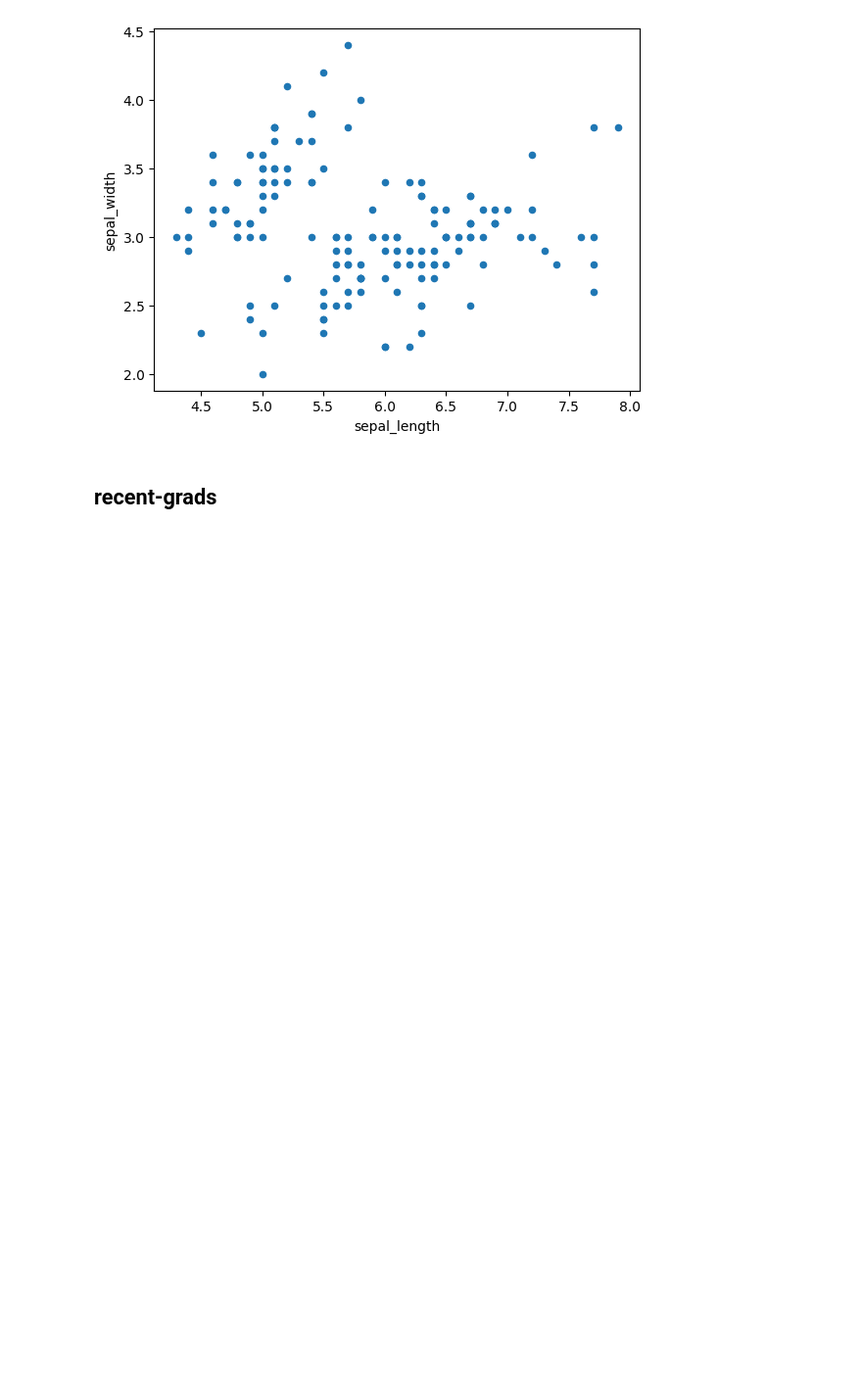
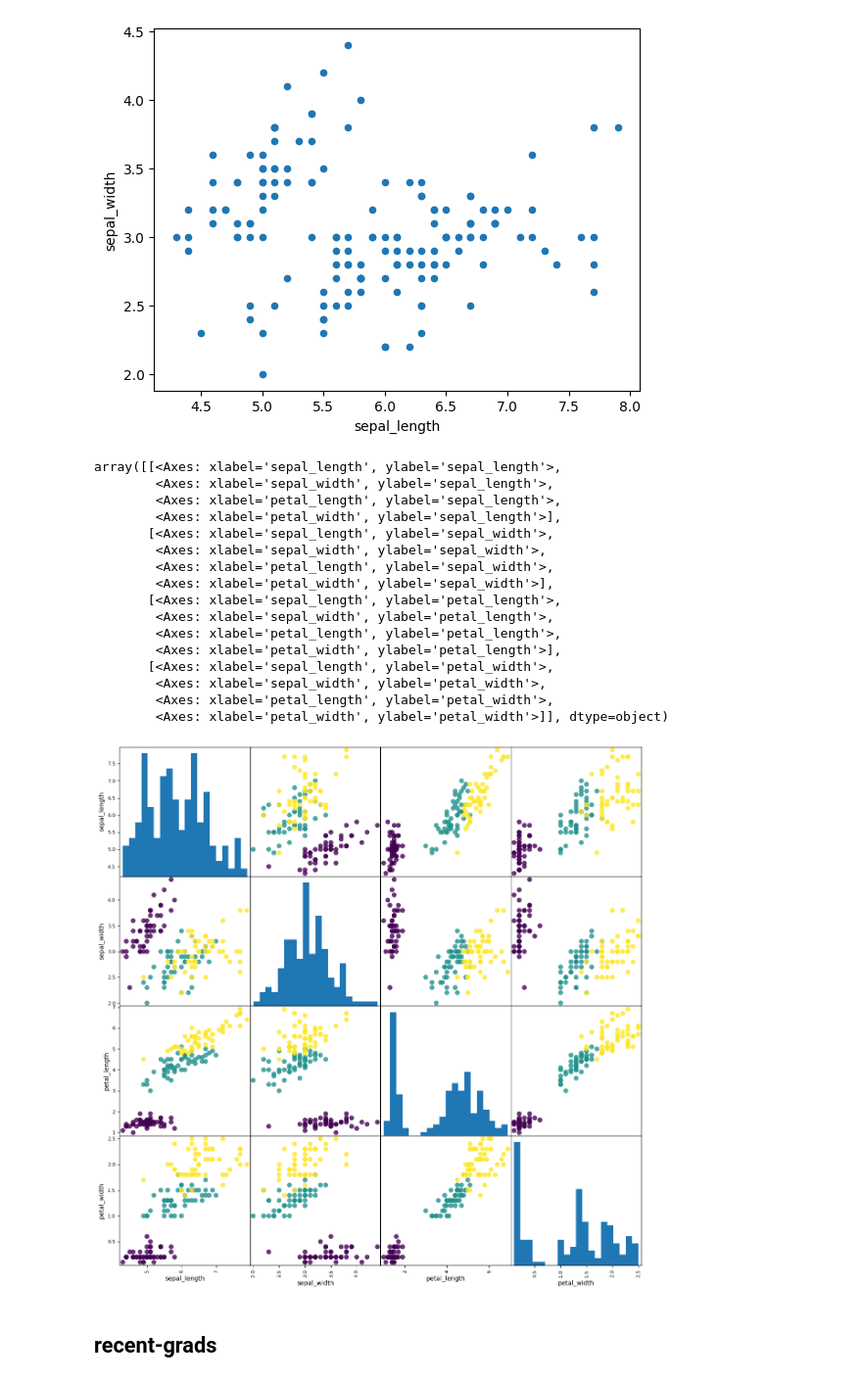
Before and after one commit to dkidney/how2, a Jupyter notebook: py/pandas/pandas_plot.ipynb, the cells around one changed output. Shown at 98% size. Drawn from its saved outputs; the diff is of its cells as text; code cells hidden in the pictures; blank space fills up the shorter version.

Commit message:
scatter_matrix

```diff
--- a/py/pandas/pandas_plot.ipynb
+++ b/py/pandas/pandas_plot.ipynb
@@ -45,6 +45,34 @@ iris.plot(kind = 'scatter', x = 'sepal_length', y = 'sepal_width')
 # %% [output]
 <Axes: xlabel='sepal_length', ylabel='sepal_width'>
 [figure]
+# %%
+pd.plotting.scatter_matrix(
+    iris[['sepal_length', 'sepal_width', 'petal_length', 'petal_width']],
+    c=iris['species'].map({'setosa':1, 'versicolor':2, 'virginica':3}),
+    figsize=(15, 15),
+    marker='o',
+    hist_kwds={'bins': 20},
+    s=60,
+    alpha=.8
+)
+# %% [output]
+array([[<Axes: xlabel='sepal_length', ylabel='sepal_length'>,
+        <Axes: xlabel='sepal_width', ylabel='sepal_length'>,
+        <Axes: xlabel='petal_length', ylabel='sepal_length'>,
+        <Axes: xlabel='petal_width', ylabel='sepal_length'>],
+       [<Axes: xlabel='sepal_length', ylabel='sepal_width'>,
+        <Axes: xlabel='sepal_width', ylabel='sepal_width'>,
+        <Axes: xlabel='petal_length', ylabel='sepal_width'>,
+        <Axes: xlabel='petal_width', ylabel='sepal_width'>],
+       [<Axes: xlabel='sepal_length', ylabel='petal_length'>,
+        <Axes: xlabel='sepal_width', ylabel='petal_length'>,
+        <Axes: xlabel='petal_length', ylabel='petal_length'>,
+        <Axes: xlabel='petal_width', ylabel='petal_length'>],
+       [<Axes: xlabel='sepal_length', ylabel='petal_width'>,
+        <Axes: xlabel='sepal_width', ylabel='petal_width'>,
+        <Axes: xlabel='petal_length', ylabel='petal_width'>,
+        <Axes: xlabel='petal_width', ylabel='petal_width'>]], dtype=object)
+[figure, added]
 # %% [markdown]
 ## recent-grads
 # %%
```
